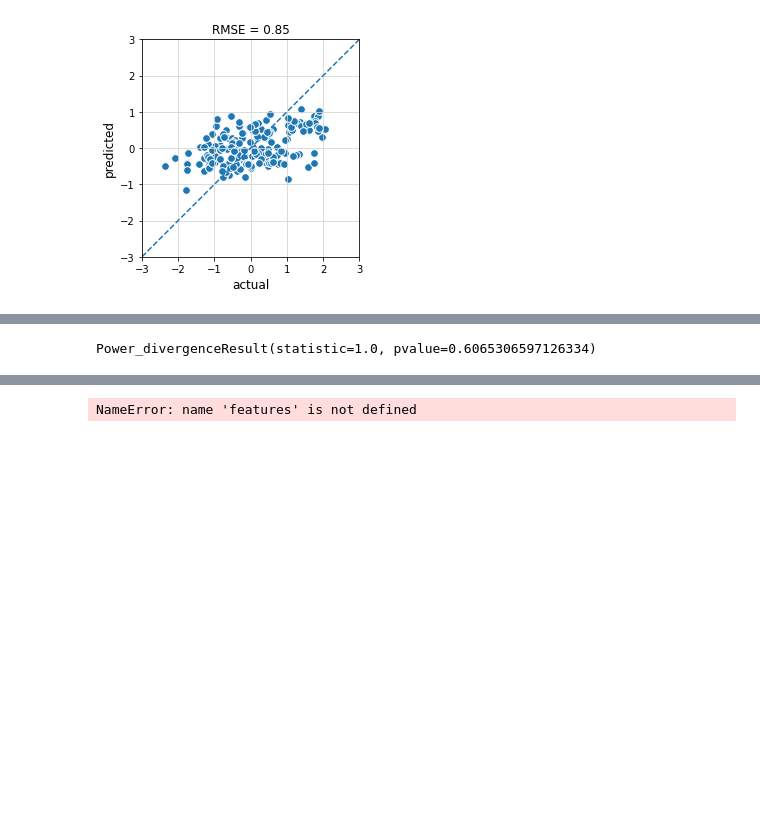
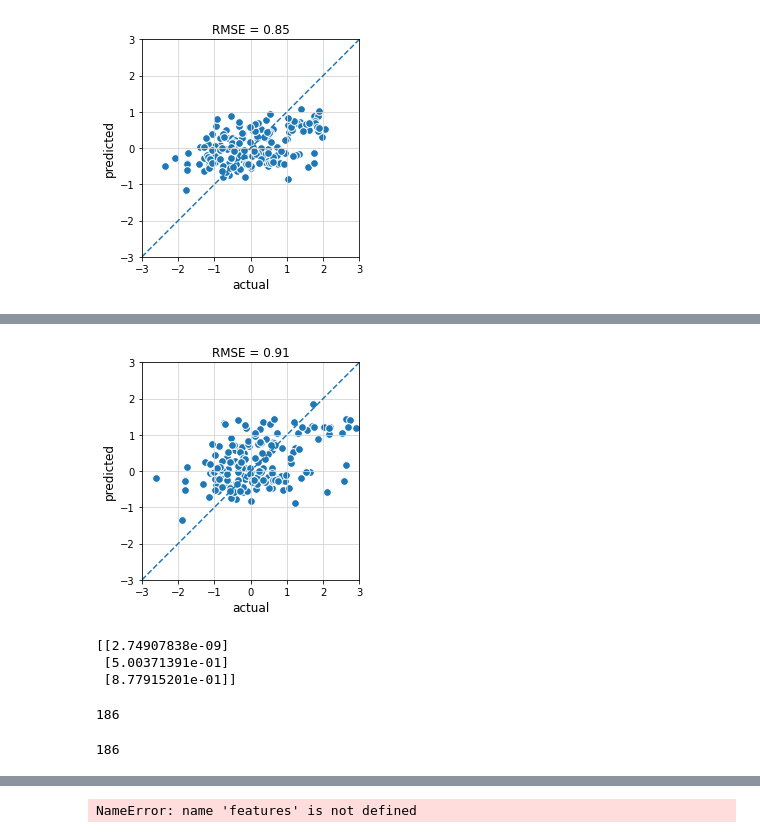
Before and after one commit to EnricoBorriello/National-Stability, a Jupyter notebook: National Stability Data.ipynb, the cells around one changed output, grey strips where cells are left out. Drawn from its saved outputs; the diff is of its cells as text; code cells hidden in the pictures; blank space fills up the shorter version.

```diff
--- a/National Stability Data.ipynb
+++ b/National Stability Data.ipynb
@@ -83,6 +102,54 @@ str(round(RMSE,2))
+# %%
+from sklearn.linear_model import LinearRegression
+model = LinearRegression()
+model.fit(X, w)
+predictions = model.predict(X)
+# %%
+#clf.predict(X)
+
+fig, ax = plt.subplots()
+
+ax.grid(b=True, which='major', color='lightgray', linestyle='-')
+ax.set_xlim((-3,3))
+ax.set_ylim((-3,3))
+ax.set_aspect(1)
+
+plt.scatter(w,predictions,edgecolors='white',s=60)
+plt.plot([-3,3],[-3,3],'--')
+plt.xlabel('actual',size=12)
+plt.ylabel('predicted',size=12)
+
+# RMSE
+MSE = np.square(np.subtract(y,predictions)).mean()
+RMSE = math.sqrt(MSE)
+plt.title('RMSE = '+str(round(RMSE,2)))
+
+plt.show()
+# %% [output]
+[figure, added]
+# %%
+
+X = [[1, 2], [2, 3], [3, 4], [4, 3]]
+y = [19, 26, 33, 30]
+
+
+clf.score(X, y)
+
+clf.coef_
+
+clf.intercept_
+
+clf.predict([[1, 0], [2, 8]])
+# %% [output]
+[[2.74907838e-09]
+ [5.00371391e-01]
+ [8.77915201e-01]]
 # %%
-import numpy as np
-from scipy.stats import chisquare
-chisquare([1,0,1])
+# I'm importing definitions from the previous block
+len(X)
 # %% [output]
-Power_divergenceResult(statistic=1.0, pvalue=0.6065306597126334)
+186
+# %%
+len(y)
+# %% [output]
+186
```
Also changed, not shown: parts of 19 cells of this notebook, 1 other file.
